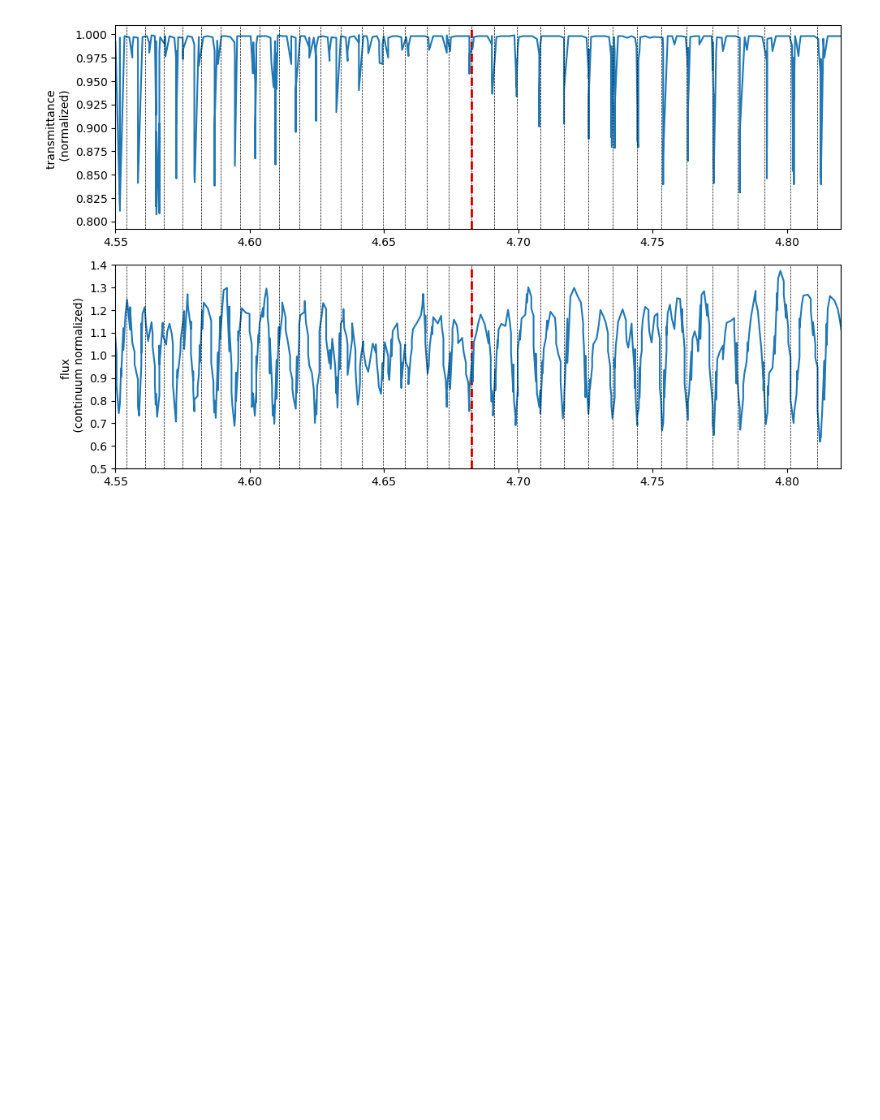
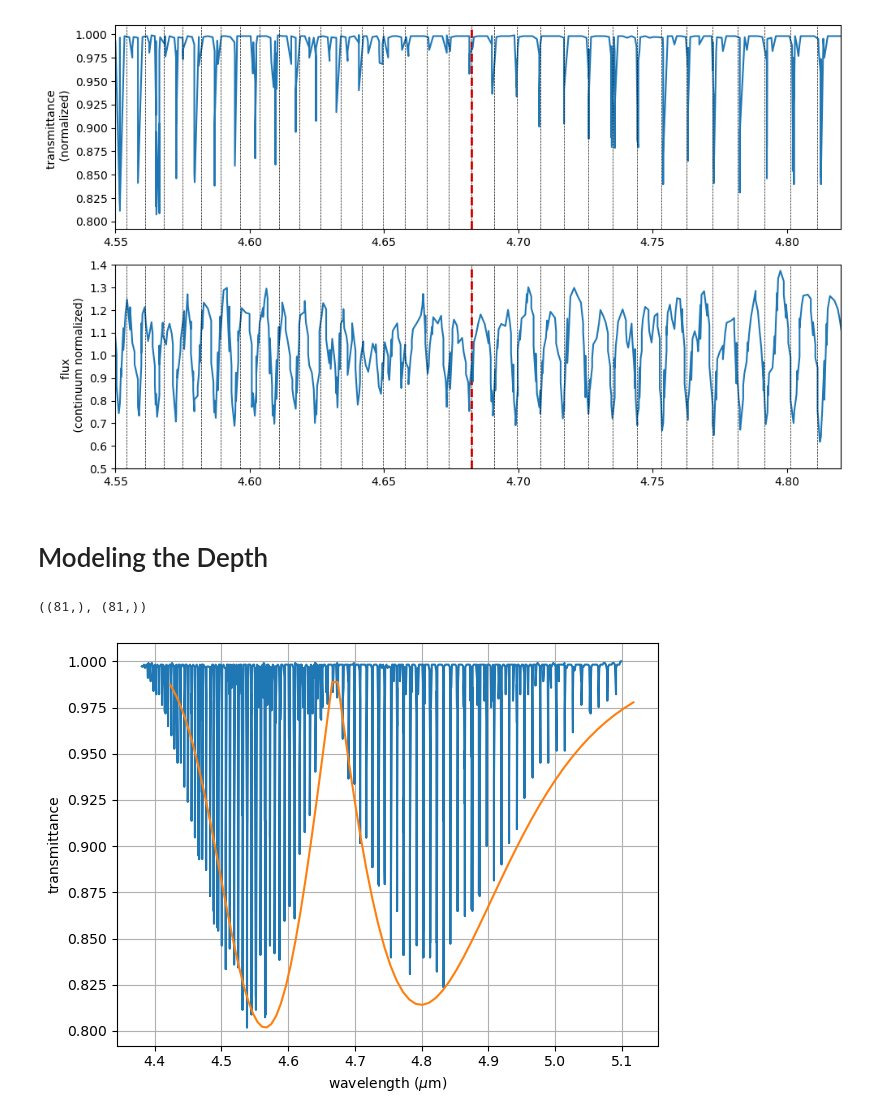
Before and after one commit to shubhagrawal30/ExoplanetAtmospheres, a Jupyter notebook: CO_ro-vib.ipynb, the cells around one changed output. Drawn from its saved outputs; the diff is of its cells as text; code cells hidden in the pictures; blank space fills up the shorter version.

Commit message:
add depth of CO

```diff
--- a/CO_ro-vib.ipynb
+++ b/CO_ro-vib.ipynb
@@ -277,3 +281,33 @@ plt.savefig("plots/CO_vib_both.png", dpi=300)
 plt.show()
 # %% [output]
 [figure]
+# %% [markdown]
+# Modeling the Depth
+# %%
+j_values = np.arange(-num_levels, num_levels+1) + 1
+transition_wvs_both.shape, j_values.shape
+# %% [output]
+((81,), (81,))
+# %%
+def I_j(index, T=1100*u.K):
+    j = j_values[index]
+    return np.abs((2*j+1) * B_rotational_coupling[index] / (c.k_B * T) * \
+        np.exp(-B_rotational_coupling[index] * j * (j+1) / (c.k_B * T)))
+# %%
+wvs, flux = CO_wvs, CO_flux
+intensities = I_j(np.arange(0, 2*num_levels+1))
+intensities = intensities / np.nanmax(intensities)
+intensities *= (1 - np.nanmin(flux).value)
+intensities = 1 - intensities.value
+
+plt.figure()
+plt.plot(wvs, flux)
+plt.plot(transition_wvs_both, intensities)
+plt.xlabel("wavelength ($\mu$m)")
+plt.ylabel("transmittance")
+plt.tight_layout()
+plt.grid()
+plt.savefig("plots/CO_depth_template.png", dpi=300)
+plt.show()
+# %% [output]
+[figure, added]
```
Also changed, not shown: parts of 2 cells of this notebook, 2 other files.
